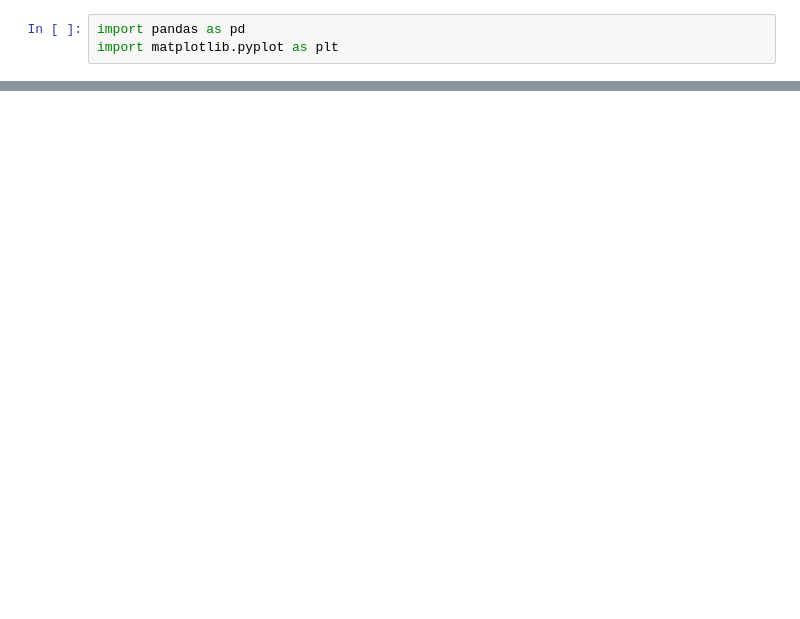
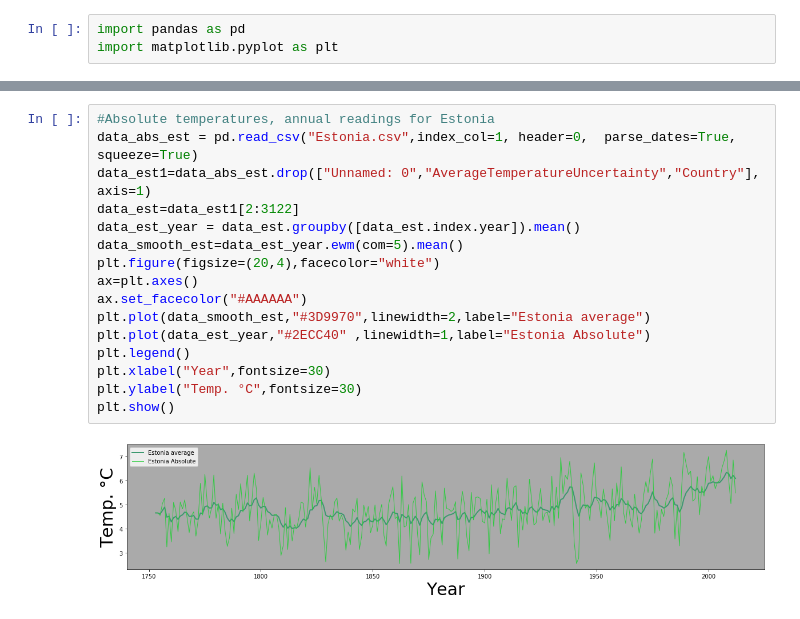
Before and after one commit to TL114/DataScience19, a Jupyter notebook: China.ipynb, the cells around one changed output, grey strips where cells are left out. Cells and saved outputs as stored; diff of their text form; blank space fills up the shorter version.

```diff
--- a/China.ipynb
+++ b/China.ipynb
@@ -63,0 +67,18 @@ plt.show()
+# %%
+#Absolute temperatures, annual readings for Estonia
+data_abs_est = pd.read_csv("Estonia.csv",index_col=1, header=0,  parse_dates=True, squeeze=True)
+data_est1=data_abs_est.drop(["Unnamed: 0","AverageTemperatureUncertainty","Country"], axis=1)
+data_est=data_est1[2:3122]
+data_est_year = data_est.groupby([data_est.index.year]).mean()
+data_smooth_est=data_est_year.ewm(com=5).mean()
+plt.figure(figsize=(20,4),facecolor="white")
+ax=plt.axes()
+ax.set_facecolor("#AAAAAA")
+plt.plot(data_smooth_est,"#3D9970",linewidth=2,label="Estonia average")
+plt.plot(data_est_year,"#2ECC40" ,linewidth=1,label="Estonia Absolute")
+plt.legend()
+plt.xlabel("Year",fontsize=30)
+plt.ylabel("Temp. °C",fontsize=30)
+plt.show()
+# %% [output]
+[figure, added]
```
Also changed, not shown: parts of 7 cells of this notebook, 10 other files.
